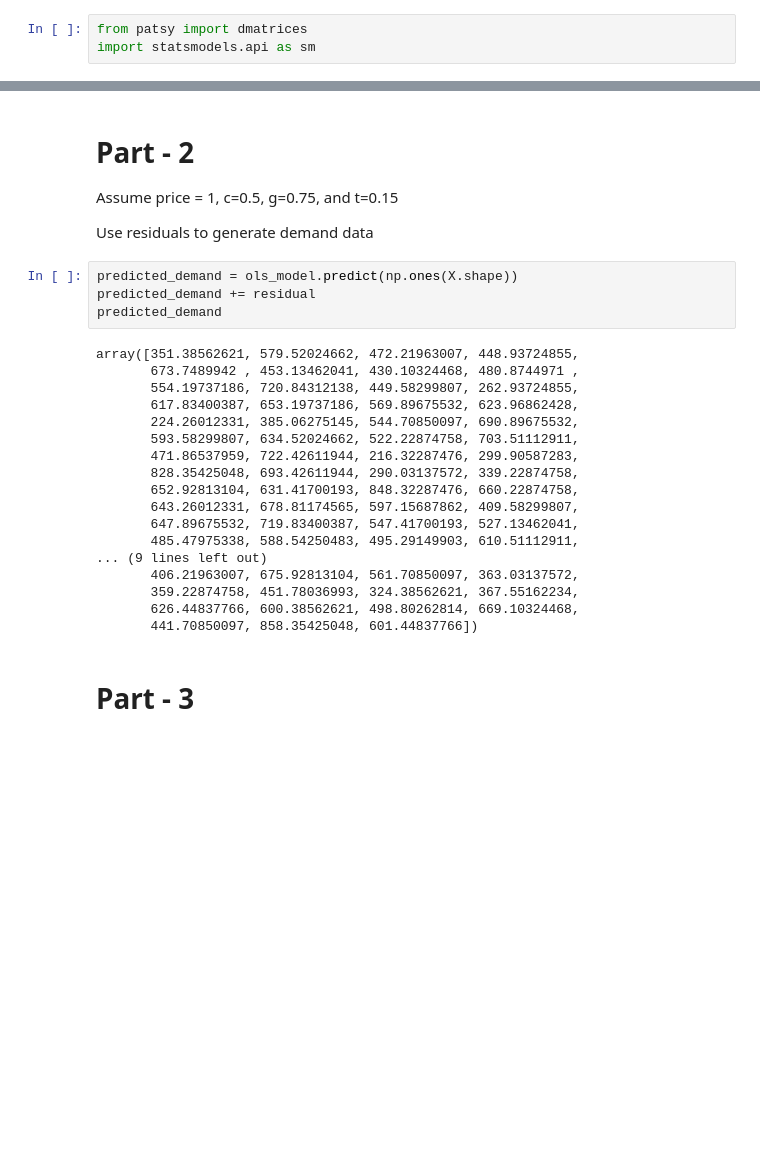
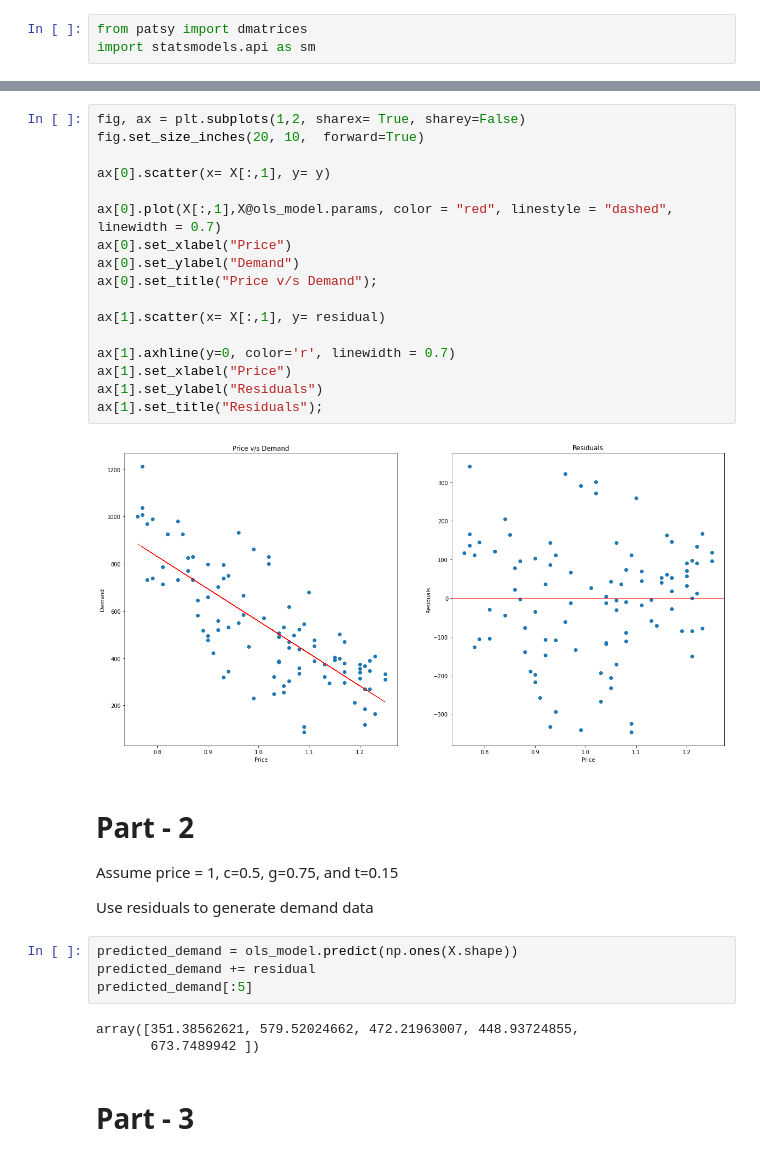
Before and after one commit to rohitashwachaks/advanced_optimisation, a Jupyter notebook: Projects/Project1/project1.ipynb, the cells around one changed output, grey strips where cells are left out. Drawn from its saved outputs; the diff is of its cells as text; blank space fills up the shorter version.

```diff
--- a/Projects/Project1/project1.ipynb
+++ b/Projects/Project1/project1.ipynb
@@ -195,3 +207,22 @@ Notes:
+# %%
+fig, ax = plt.subplots(1,2, sharex= True, sharey=False)
+fig.set_size_inches(20, 10,  forward=True)
+
+ax[0].scatter(x= X[:,1], y= y)
+
+ax[0].plot(X[:,1],X@ols_model.params, color = "red", linestyle = "dashed", linewidth = 0.7)
+ax[0].set_xlabel("Price")
+ax[0].set_ylabel("Demand")
+ax[0].set_title("Price v/s Demand");
+
+ax[1].scatter(x= X[:,1], y= residual)
+
+ax[1].axhline(y=0, color='r', linewidth = 0.7)
+ax[1].set_xlabel("Price")
+ax[1].set_ylabel("Residuals")
+ax[1].set_title("Residuals");
+# %% [output]
+[figure, added]
 # %% [markdown]
 # Part - 2
 
@@ -201,25 +232,10 @@ Use residuals to generate demand data
 # %%
 predicted_demand = ols_model.predict(np.ones(X.shape))
 predicted_demand += residual
-predicted_demand
+predicted_demand[:5]
 # %% [output]
 array([351.38562621, 579.52024662, 472.21963007, 448.93724855,
-       673.7489942 , 453.13462041, 430.10324468, 480.8744971 ,
-       554.19737186, 720.84312138, 449.58299807, 262.93724855,
-       617.83400387, 653.19737186, 569.89675532, 623.96862428,
-       224.26012331, 385.06275145, 544.70850097, 690.89675532,
-       593.58299807, 634.52024662, 522.22874758, 703.51112911,
-       471.86537959, 722.42611944, 216.32287476, 299.90587283,
-       828.35425048, 693.42611944, 290.03137572, 339.22874758,
-       652.92813104, 631.41700193, 848.32287476, 660.22874758,
-       643.26012331, 678.81174565, 597.15687862, 409.58299807,
-       647.89675532, 719.83400387, 547.41700193, 527.13462041,
-       485.47975338, 588.54250483, 495.29149903, 610.51112911,
-... (9 lines left out)
-       406.21963007, 675.92813104, 561.70850097, 363.03137572,
-       359.22874758, 451.78036993, 324.38562621, 367.55162234,
-       626.44837766, 600.38562621, 498.80262814, 669.10324468,
-       441.70850097, 858.35425048, 601.44837766])
+       673.7489942 ])
 # %% [markdown]
 # Part - 3
 # %% [markdown]
```
Also changed, not shown: parts of 8 cells of this notebook, 6 other files.
